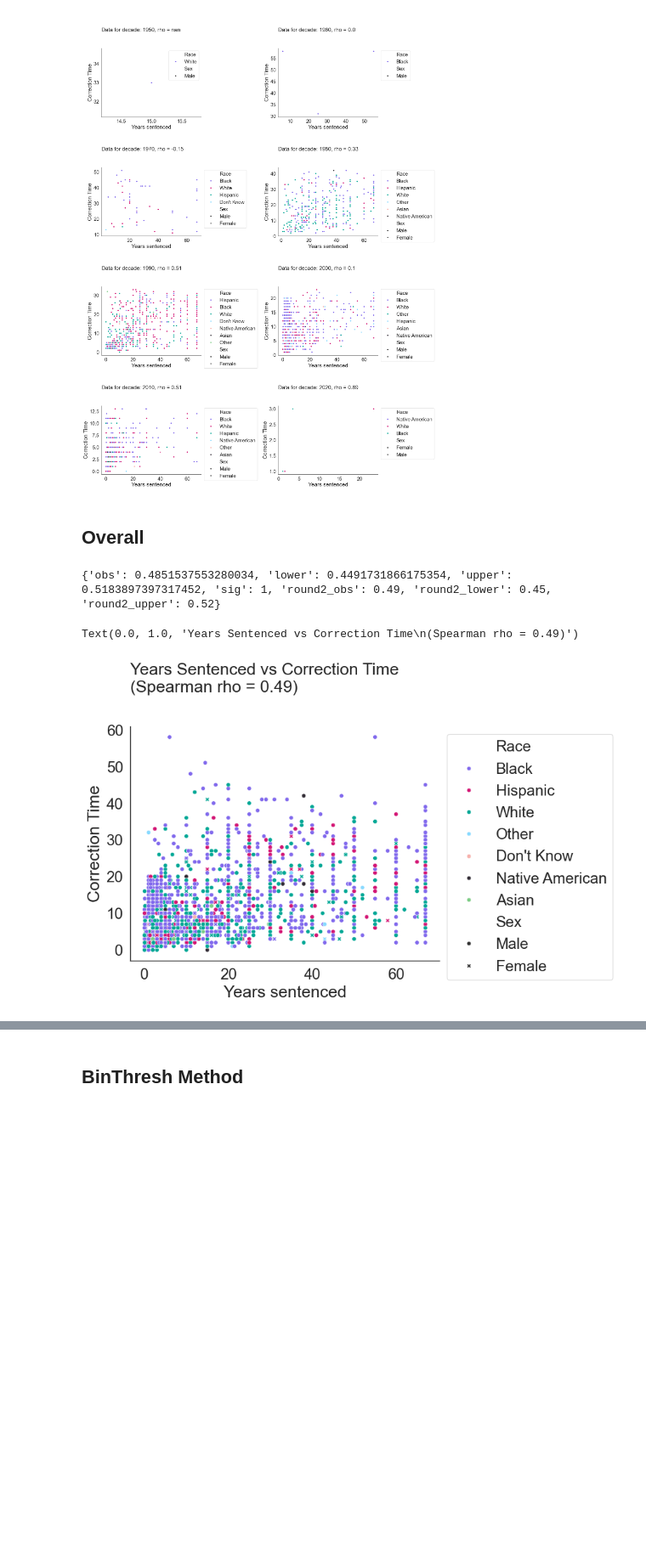
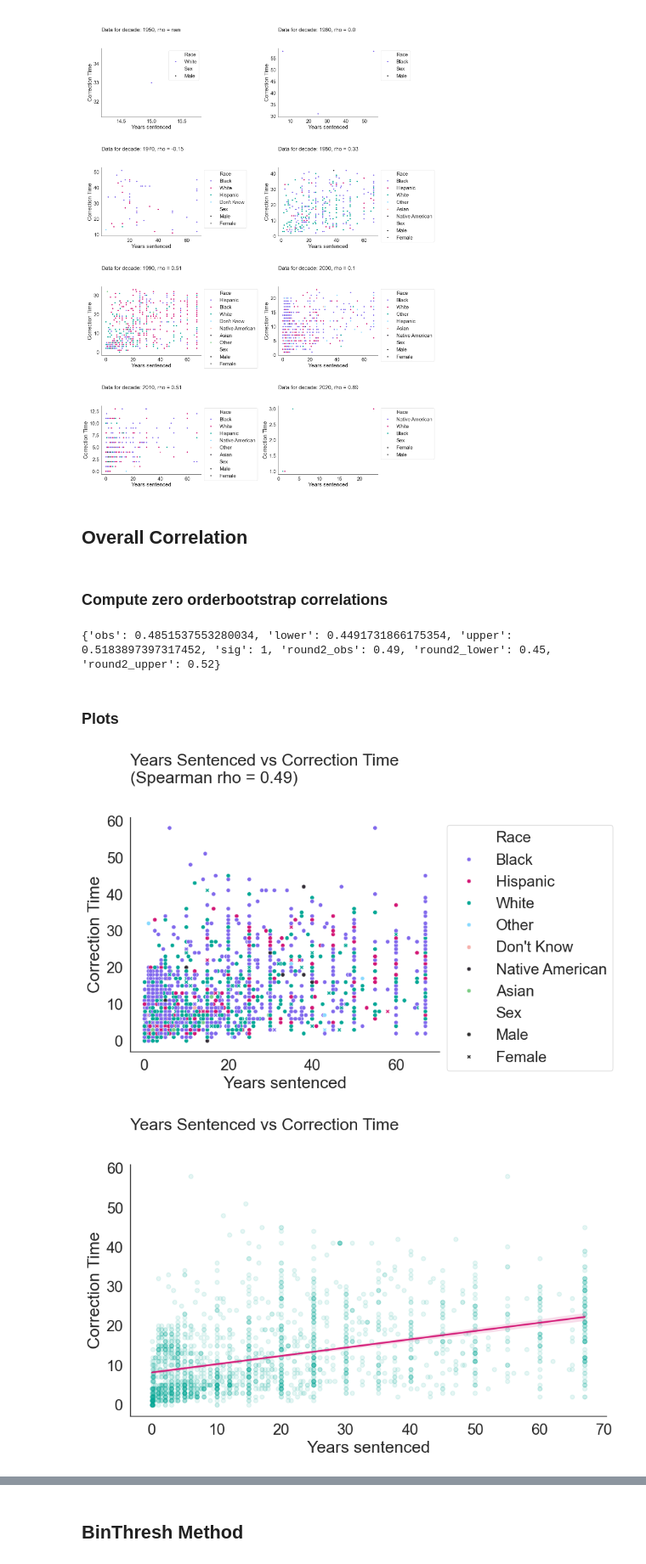
Before and after one commit to josh-ashkinaze/er_correct, a Jupyter notebook: exon.ipynb, the cells around one changed output, grey strips where cells are left out. Shown at 85% size. Saved outputs shown, nothing was run; the diff lists cells and outputs as text; code cells hidden in the pictures; blank space fills up the shorter version.

Commit message:
more exoneration graphs

```diff
--- a/exon.ipynb
+++ b/exon.ipynb
@@ -261,19 +261,64 @@ plt.show()
 # %% [output]
 [figure]
 # %% [markdown]
-## Overall
+## Overall Correlation
+# %% [markdown]
+### Compute  zero orderbootstrap correlations
+# %%
+corr_data = bootstrap_cor(df['yrs_sentw'], df['correction_time'], "spearman")
+print(corr_data)
+# %% [output]
+{'obs': 0.4851537553280034, 'lower': 0.4491731866175354, 'upper': 0.5183897397317452, 'sig': 1, 'round2_obs': 0.49, 'round2_lower': 0.45, 'round2_upper': 0.52}
+# %% [markdown]
+### Plots
 # %%
+#################
+# SCATTER
+#################
 plt.figure(figsize=(9,6))
-corr_data = bootstrap_cor(df['yrs_sentw'], df['correction_time'], "spearman")
-print(corr_data)
 corr = np.round(corr_data['obs'],2)
-
 sns.scatterplot(data=df, x='yrs_sentw', y='correction_time', hue='Race', style='Sex')
 plt.legend(bbox_to_anchor=[1, 1])
 plt.xlabel("Years sentenced")
 plt.ylabel("Correction Time")
 plt.title(f"Years Sentenced vs Correction Time\n(Spearman rho = {corr:.2f})")
+plt.show()
+
+#################
+# LINE PLOT
+#################
+plt.figure(figsize=(9, 6))
+sns.regplot(data=df, x='yrs_sentw', y='correction_time', scatter_kws={'alpha': 0.1}, line_kws={'color': mypal[1]}, color=mypal[2])
+plt.xlabel("Years sentenced")
+plt.ylabel("Correction Time")
+plt.title("Years Sentenced vs Correction Time")
+plt.show()
+
+
+#################
+# BINNED
+#################
+df['yrs_sentw_bin'] = pd.cut(df['yrs_sentw'], bins=4, labels=False)+1
+plt.figure(figsize=(9, 6))
+sns.pointplot(data=df, x='yrs_sentw_bin', y='correction_time')
+plt.xlabel("Years Sentenced (Quartile)")
+plt.ylabel("Average Correction Time")
+plt.title("Years Sentenced vs Correction Time")
+plt.tight_layout()
+plt.show()
+
+
+#################
+# KDE
+#################
+sns.jointplot(data=df, x='yrs_sentw', y='correction_time', kind='kde', color=mypal[2], fill=True, height=6, ratio=3)
+
+plt.xlabel("Years sentenced")
+plt.ylabel("Correction Time")
+plt.title("")
+plt.tight_layout()
+
+plt.show()
 # %% [output]
-{'obs': 0.4851537553280034, 'lower': 0.4491731866175354, 'upper': 0.5183897397317452, 'sig': 1, 'round2_obs': 0.49, 'round2_lower': 0.45, 'round2_upper': 0.52}
-Text(0.0, 1.0, 'Years Sentenced vs Correction Time\n(Spearman rho = 0.49)')
 [figure]
+[figure, added]
```
Also changed, not shown: parts of 4 cells of this notebook, 1 other file.
